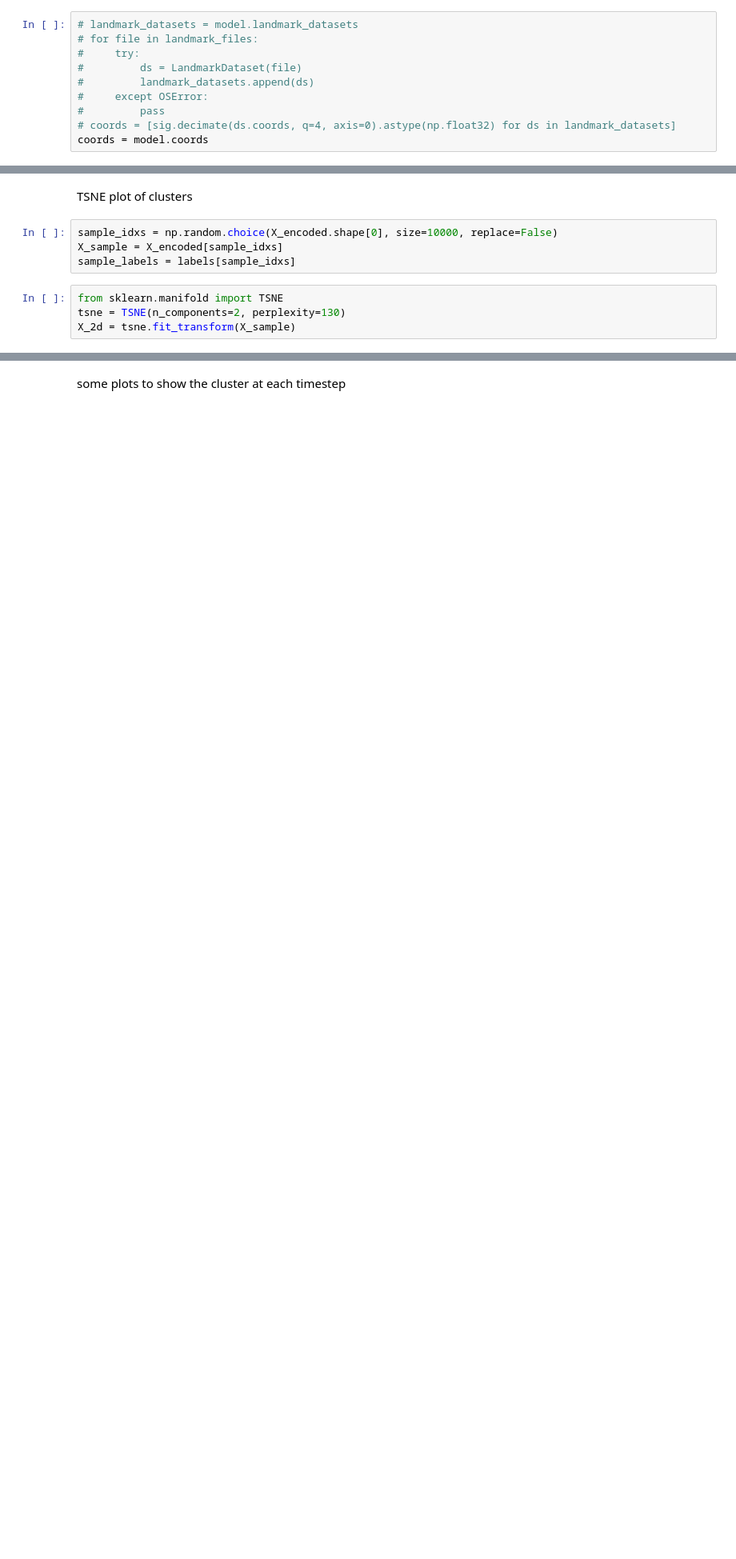
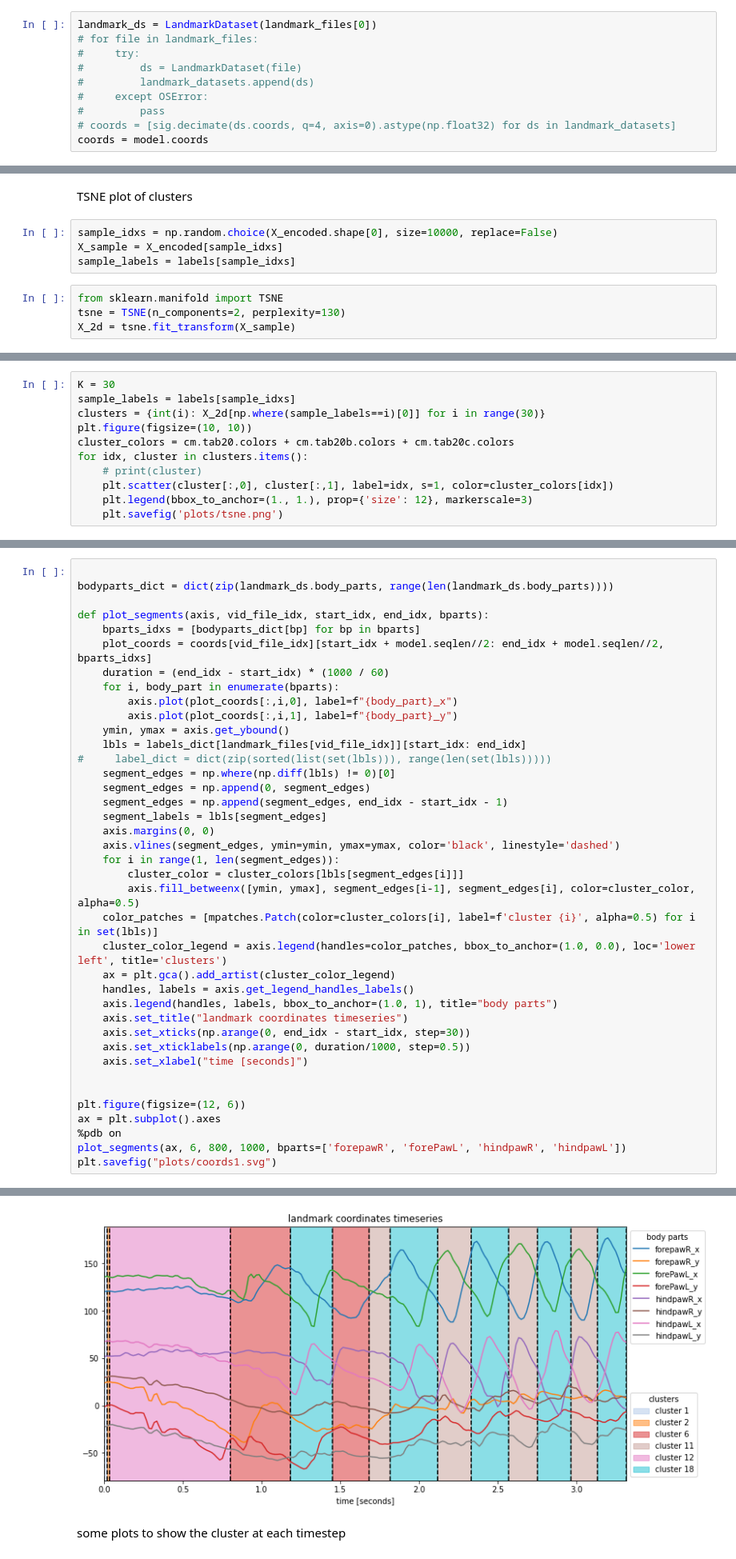
Before and after one commit to ysterin/deep_cluster, a Jupyter notebook: vade.ipynb, the cells around one changed output, grey strips where cells are left out. Shown at 80% size. Cells and saved outputs as stored; diff of their text form; blank space fills up the shorter version.

```diff
--- a/vade.ipynb
+++ b/vade.ipynb
@@ -206,7 +184,7 @@ compare_plot(bx[2].cpu().numpy(), out[2].cpu().numpy())
 # %% [markdown]
 loading the landmark coordinates from all videos
 # %%
-# landmark_datasets = model.landmark_datasets
+landmark_ds = LandmarkDataset(landmark_files[0])
 # for file in landmark_files:
 #     try:
 #         ds = LandmarkDataset(file)
@@ -343,0 +343,11 @@ for idx, cluster in clusters.items():
+# %%
+K = 30
+sample_labels = labels[sample_idxs]
+clusters = {int(i): X_2d[np.where(sample_labels==i)[0]] for i in range(30)}
+plt.figure(figsize=(10, 10))
+cluster_colors = cm.tab20.colors + cm.tab20b.colors + cm.tab20c.colors
+for idx, cluster in clusters.items():
+    # print(cluster)
+    plt.scatter(cluster[:,0], cluster[:,1], label=idx, s=1, color=cluster_colors[idx])
+    plt.legend(bbox_to_anchor=(1., 1.), prop={'size': 12}, markerscale=3)
+    plt.savefig('plots/tsne.png')
@@ -343,0 +356,40 @@ for idx, cluster in clusters.items():
+# %%
+
+bodyparts_dict = dict(zip(landmark_ds.body_parts, range(len(landmark_ds.body_parts))))
+
+def plot_segments(axis, vid_file_idx, start_idx, end_idx, bparts):
+    bparts_idxs = [bodyparts_dict[bp] for bp in bparts]
+    plot_coords = coords[vid_file_idx][start_idx + model.seqlen//2: end_idx + model.seqlen//2, bparts_idxs]
+    duration = (end_idx - start_idx) * (1000 / 60)
+    for i, body_part in enumerate(bparts):
+        axis.plot(plot_coords[:,i,0], label=f"{body_part}_x")
+        axis.plot(plot_coords[:,i,1], label=f"{body_part}_y")
+    ymin, ymax = axis.get_ybound()
+    lbls = labels_dict[landmark_files[vid_file_idx]][start_idx: end_idx]
+#     label_dict = dict(zip(sorted(list(set(lbls))), range(len(set(lbls)))))
+    segment_edges = np.where(np.diff(lbls) != 0)[0]
+    segment_edges = np.append(0, segment_edges)
+    segment_edges = np.append(segment_edges, end_idx - start_idx - 1)
+    segment_labels = lbls[segment_edges]
+    axis.margins(0, 0)
+    axis.vlines(segment_edges, ymin=ymin, ymax=ymax, color='black', linestyle='dashed')
+    for i in range(1, len(segment_edges)):
+        cluster_color = cluster_colors[lbls[segment_edges[i]]]
+        axis.fill_betweenx([ymin, ymax], segment_edges[i-1], segment_edges[i], color=cluster_color, alpha=0.5)
+    color_patches = [mpatches.Patch(color=cluster_colors[i], label=f'cluster {i}', alpha=0.5) for i in set(lbls)]
+    cluster_color_legend = axis.legend(handles=color_patches, bbox_to_anchor=(1.0, 0.0), loc='lower left', title='clusters')
+    ax = plt.gca().add_artist(cluster_color_legend)
+    handles, labels = axis.get_legend_handles_labels()
+    axis.legend(handles, labels, bbox_to_anchor=(1.0, 1), title="body parts")
+    axis.set_title("landmark coordinates timeseries")
+    axis.set_xticks(np.arange(0, end_idx - start_idx, step=30))
+    axis.set_xticklabels(np.arange(0, duration/1000, step=0.5))
+    axis.set_xlabel("time [seconds]")
+
+
+plt.figure(figsize=(12, 6))
+ax = plt.subplot().axes
+%pdb on
+plot_segments(ax, 6, 800, 1000, bparts=['forepawR', 'forePawL', 'hindpawR', 'hindpawL'])
+plt.savefig("plots/coords1.svg")
+# %% [output]
@@ -344,3 +397,4 @@ for idx, cluster in clusters.items():
+[figure, added]
 # %% [markdown]
 some plots to show the cluster at each timestep
 # %%
```
Also changed, not shown: parts of 14 cells of this notebook, 4 other files.
